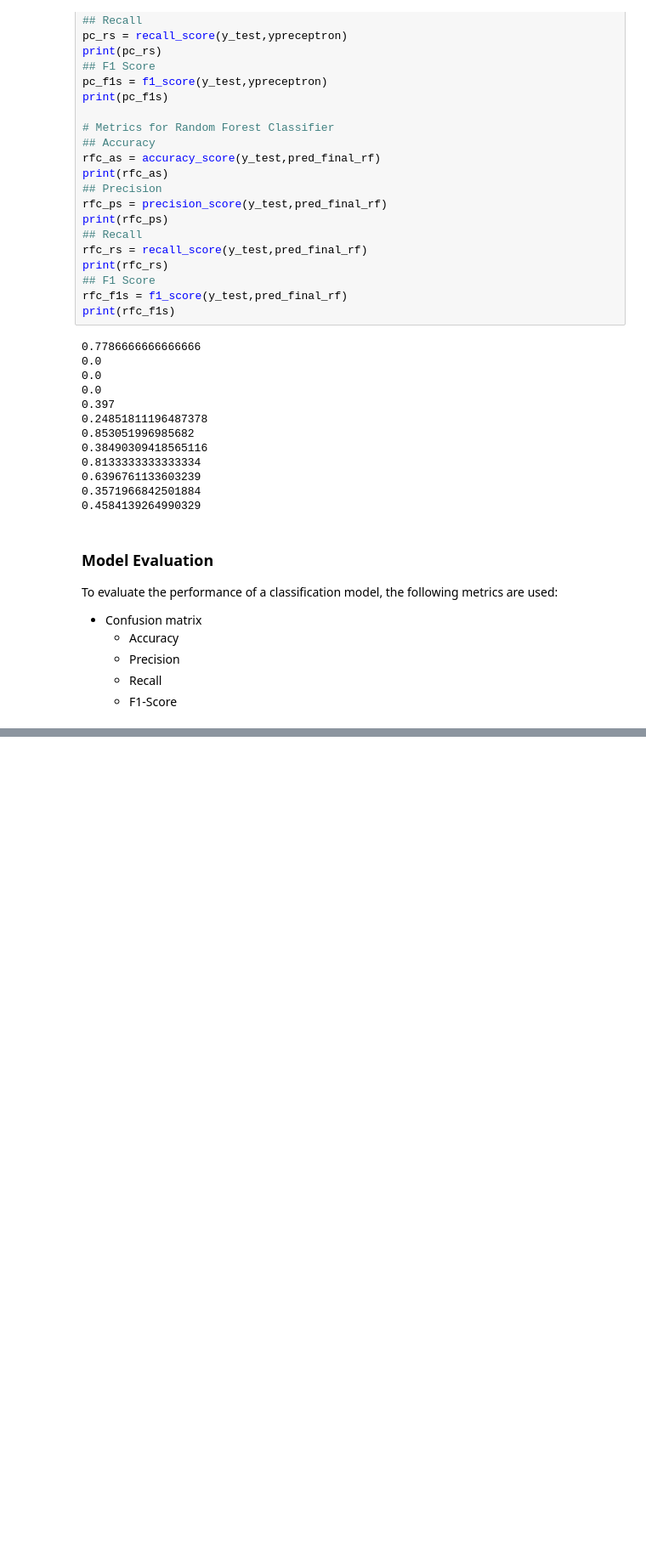
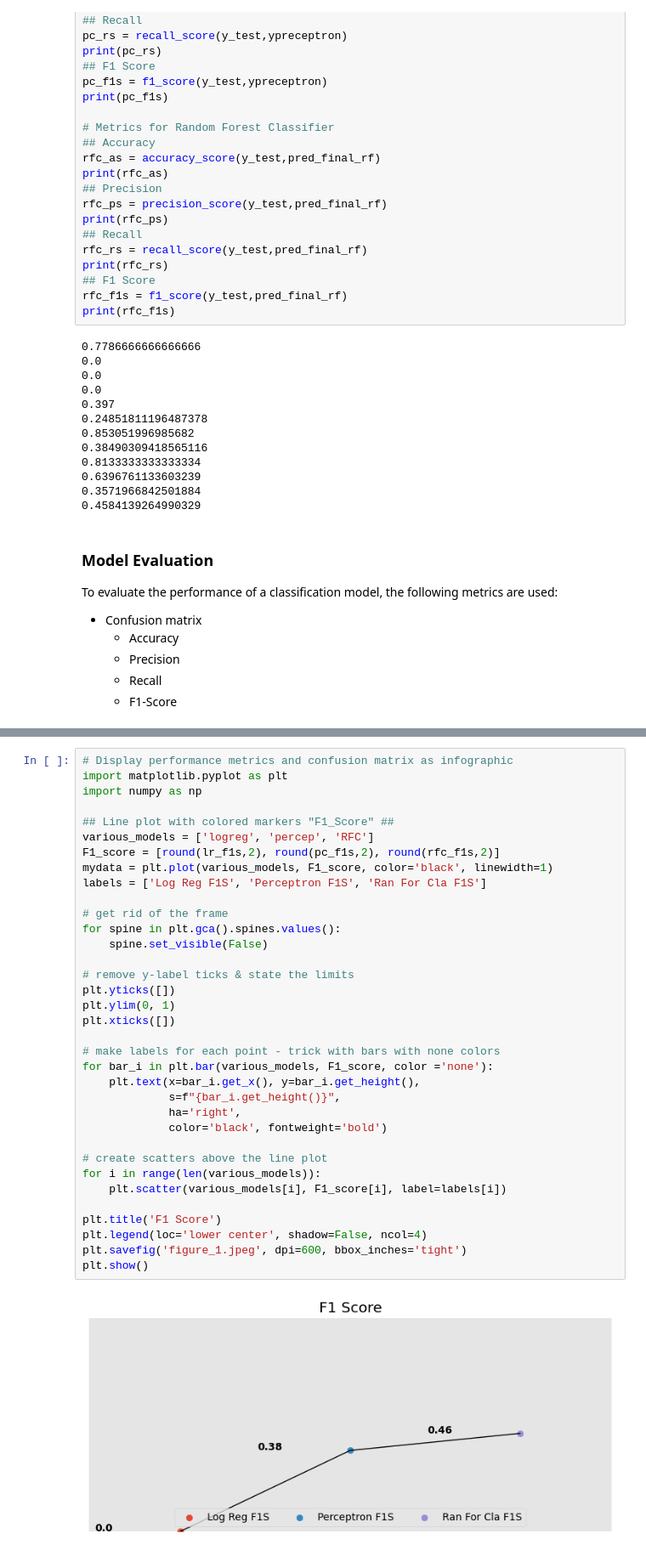
Before and after one commit to Srividhyak2011/Demo-Datascienceproject, a Jupyter notebook: m3_mp3_nb_credit_card_default_prediction.ipynb, the cells around one changed output, grey strips where cells are left out. Shown at 85% size. Saved outputs shown, nothing was run; the diff lists cells and outputs as text; blank space fills up the shorter version.

```diff
--- a/m3_mp3_nb_credit_card_default_prediction.ipynb
+++ b/m3_mp3_nb_credit_card_default_prediction.ipynb
@@ -570,0 +605,37 @@ To evaluate the performance of a classification model, the following metrics are
+# %%
+# Display performance metrics and confusion matrix as infographic
+import matplotlib.pyplot as plt
+import numpy as np
+
+## Line plot with colored markers "F1_Score" ##
+various_models = ['logreg', 'percep', 'RFC']
+F1_score = [round(lr_f1s,2), round(pc_f1s,2), round(rfc_f1s,2)]
+mydata = plt.plot(various_models, F1_score, color='black', linewidth=1)
+labels = ['Log Reg F1S', 'Perceptron F1S', 'Ran For Cla F1S']
+
+# get rid of the frame
+for spine in plt.gca().spines.values():
+    spine.set_visible(False)
+
+# remove y-label ticks & state the limits
+plt.yticks([])
+plt.ylim(0, 1)
+plt.xticks([])
+
+# make labels for each point - trick with bars with none colors
+for bar_i in plt.bar(various_models, F1_score, color ='none'):
+    plt.text(x=bar_i.get_x(), y=bar_i.get_height(),
+             s=f"{bar_i.get_height()}",
+             ha='right',
+             color='black', fontweight='bold')
+
+# create scatters above the line plot
+for i in range(len(various_models)):
+    plt.scatter(various_models[i], F1_score[i], label=labels[i])
+
+plt.title('F1 Score')
+plt.legend(loc='lower center', shadow=False, ncol=4)
+plt.savefig('figure_1.jpeg', dpi=600, bbox_inches='tight')
+plt.show()
+# %% [output]
+[figure, added]
```
Also changed, not shown: parts of 2 cells of this notebook.
